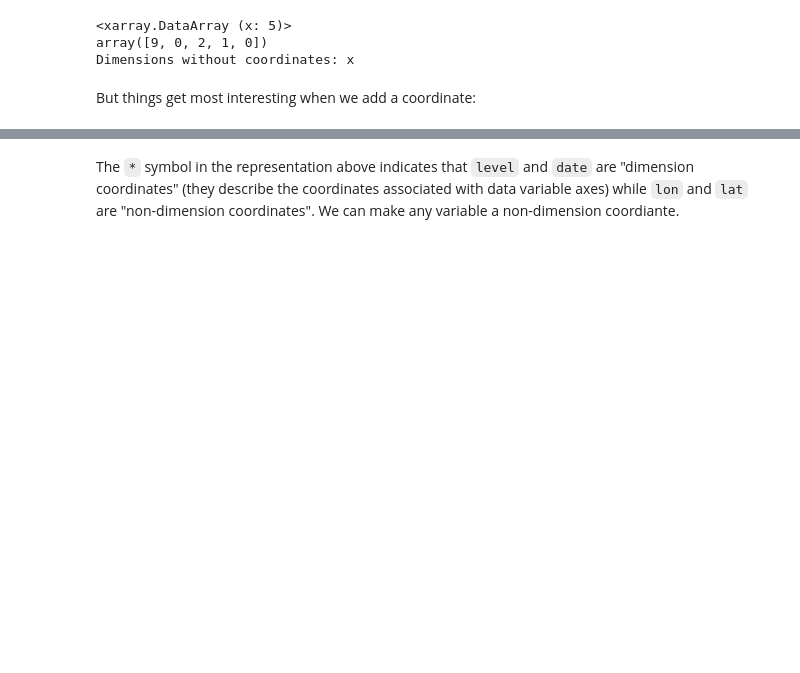
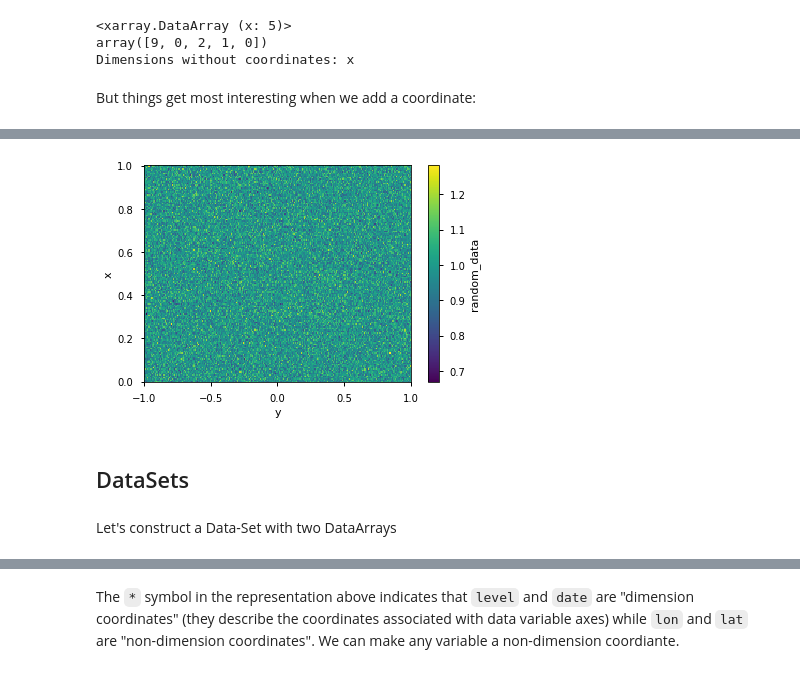
Before and after one commit to geomar-od/python-intro-201804, a Jupyter notebook: session-02_part-03_xarray_intro.ipynb, the cells around one changed output, grey strips where cells are left out. Saved outputs shown, nothing was run; the diff lists cells and outputs as text; code cells hidden in the pictures; blank space fills up the shorter version.

```diff
--- a/session-02_part-03_xarray_intro.ipynb
+++ b/session-02_part-03_xarray_intro.ipynb
@@ -210,0 +109,8 @@ Data variables:
+# %%
+da_random.std("z").plot();
+# %% [output]
+[figure, added]
+# %% [markdown]
+## DataSets
+# %% [markdown]
+Let's construct a Data-Set with two DataArrays
```
Also changed, not shown: parts of 76 cells of this notebook.
